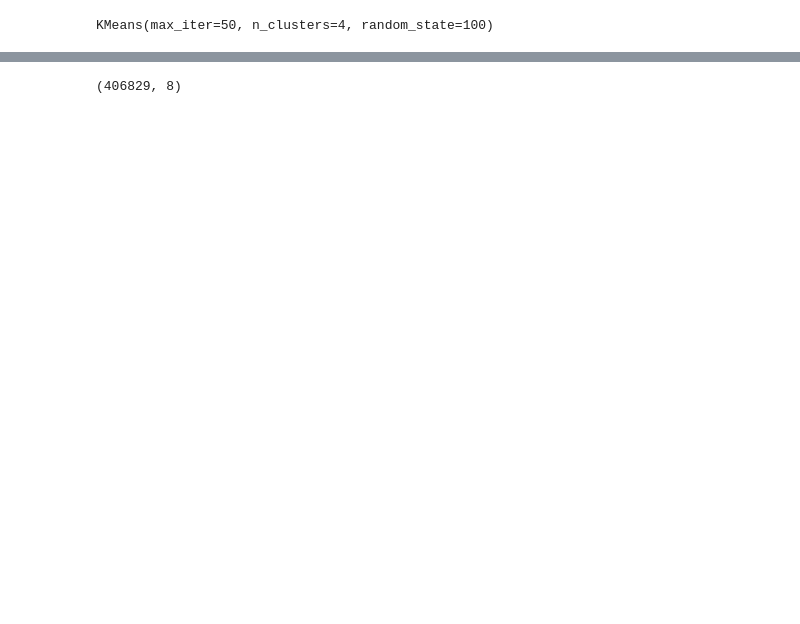
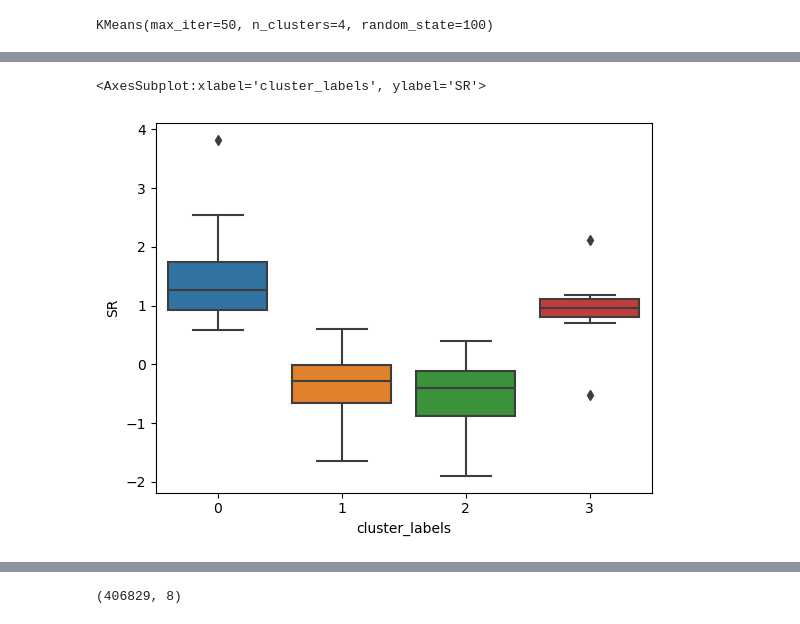
Before and after one commit to AmritaMLProjects/ML, a Jupyter notebook: 20_Unsupervised Learning - Clustering/Unsupervised-Learning-Clustering-main/Executing K Means in Python/Graded Questions.ipynb, the cells around one changed output, grey strips where cells are left out. Cells and saved outputs as stored; diff of their text form; code cells hidden in the pictures; blank space fills up the shorter version.

```diff
--- a/20_Unsupervised Learning - Clustering/Unsupervised-Learning-Clustering-main/Executing K Means in Python/Graded Questions.ipynb
+++ b/20_Unsupervised Learning - Clustering/Unsupervised-Learning-Clustering-main/Executing K Means in Python/Graded Questions.ipynb
@@ -102,3 +130,8 @@ Cricket['cluster_labels'] = kmeans.labels_
+# %%
+sns.boxplot(x='cluster_labels', y='SR', data=Cricket)
+# %% [output]
+<AxesSubplot:xlabel='cluster_labels', ylabel='SR'>
+[figure, added]
 # %%
 Cricket[Cricket['cluster_labels'] == 3]
 # %% [output]
```
Also changed, not shown: parts of 13 cells of this notebook.
